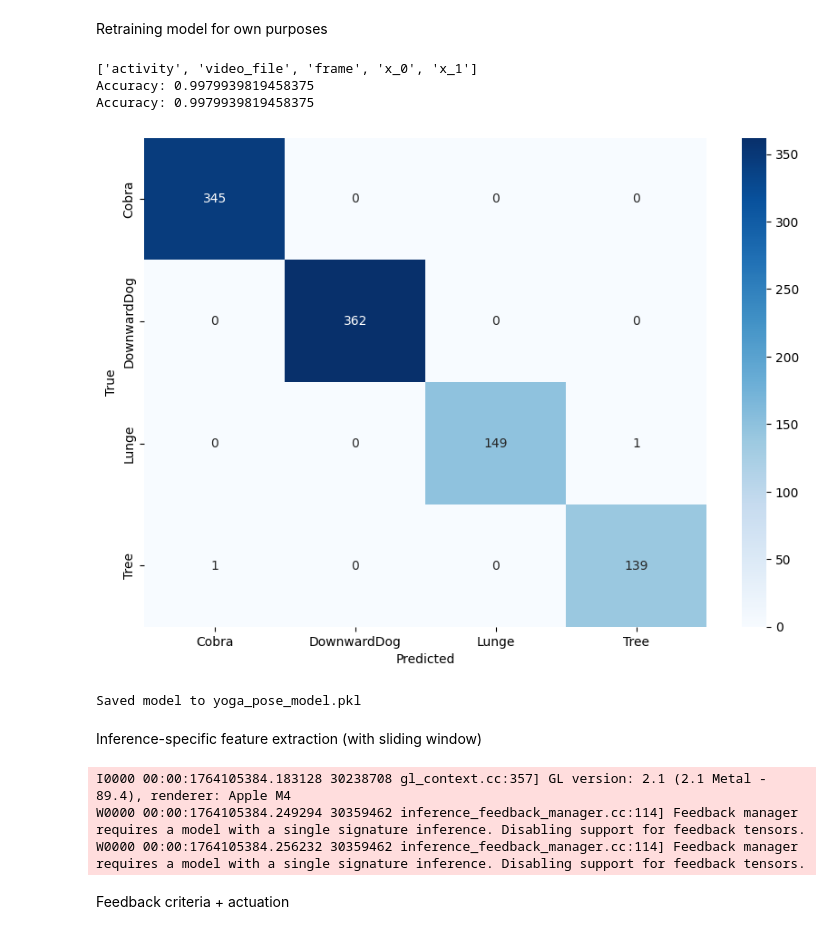
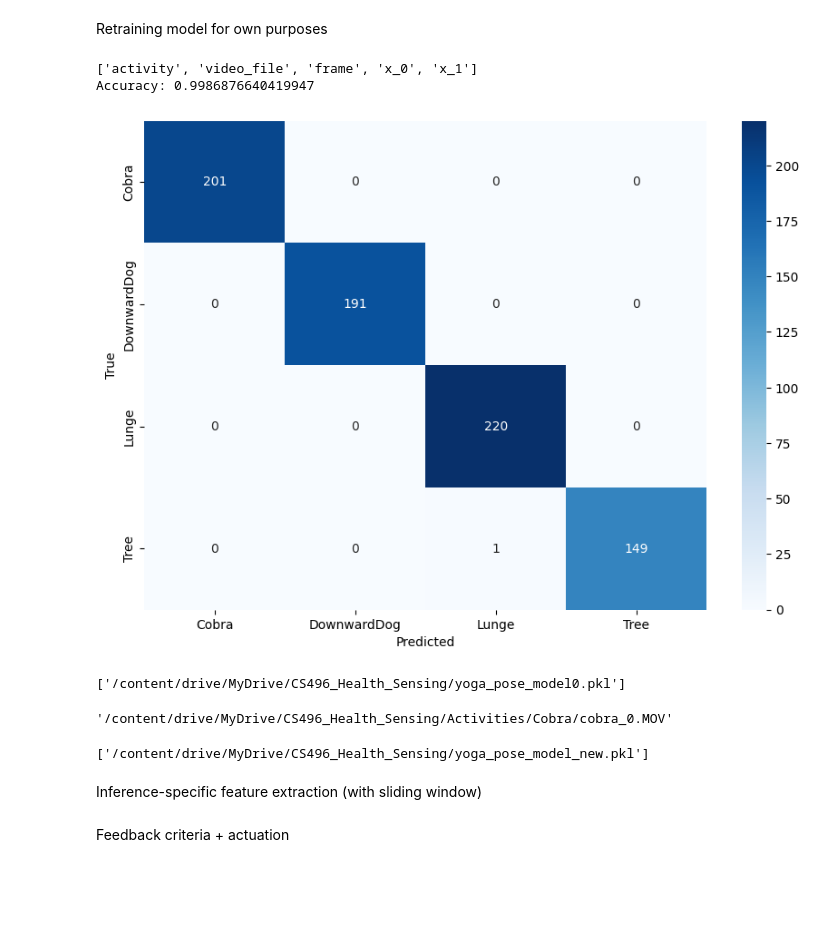
Before and after one commit to azimusmanov/yoga_pal, a Jupyter notebook: models/train_model.ipynb, the cells around one changed output. Drawn from its saved outputs; the diff is of its cells as text; code cells hidden in the pictures; blank space fills up the shorter version.

```diff
--- a/models/train_model.ipynb
+++ b/models/train_model.ipynb
@@ -18,12 +37,10 @@ import os
 import numpy as np
 # %%
 #loading all the files
-base_dir = '/Users/azimusmanov/Documents/CS_396/final_proj/Activities'
+base_dir = '/content/drive/MyDrive/CS496_Health_Sensing/Activities'
 video_files = []
 for base, dirs, files in os.walk(base_dir):
     for file in files:
         if file.endswith('.mp4') or file.endswith('.MOV'):
             full_path = os.path.join(base, file)
             video_files.append(full_path)
-
-print(f'Found {len(video_files)} videos')
@@ -569,7 +562,7 @@ def calculate_angles_from_kp(kp1, kp2, kp3):
   cosine_ang = np.clip(cosine_ang, -1.0, 1.0)
   return np.degrees(np.arccos(cosine_ang))
 
-df = pd.read_csv('cleaned_frames.csv')
+df = pd.read_csv('/content/drive/MyDrive/cleaned_frames.csv')
 
 if 'kp_idx' in df.columns and 'x' in df.columns:
   df_wide = df.pivot_table(index=['activity', 'video_file', 'frame'], columns='kp_idx', values=['x', 'y', 'z'])
@@ -610,40 +603,50 @@ angles_df = pd.DataFrame(new_angles)
 angles_df['activity'] = df['activity'] # Add label back in
 
 feature_cols = [
     'left_elbow_angle', 'right_elbow_angle',
     'left_knee_angle', 'right_knee_angle',
     'left_hip_angle', 'right_hip_angle',
     'left_shoulder_angle', 'right_shoulder_angle',
 ]
 
 X = angles_df[feature_cols]
 y = angles_df['activity']
 
-X_train, X_test, y_train, y_test = train_test_split(X, y, test_size=0.2, random_state=42, stratify=y)
+X_train, X_test, y_train, y_test = train_test_split(X, y, test_size=0.1, random_state=42, stratify=y)
 
 model = RandomForestClassifier(n_estimators=100, random_state=42)
 model.fit(X_train, y_train)
 acc = model.score(X_test, y_test)
 
 y_pred = model.predict(X_test)
 accuracy = accuracy_score(y_test, y_pred)
 print(f'Accuracy: {accuracy}')
 
 cm = confusion_matrix(y_test, y_pred)
 plt.figure(figsize = (10, 7))
 sns.heatmap(cm, annot = True, fmt = 'd', cmap = 'Blues', xticklabels = model.classes_, yticklabels = model.classes_)
 plt.xlabel('Predicted')
 plt.ylabel('True')
 plt.show()
 
-joblib.dump(model, 'yoga_pose_model.pkl')
-print('Saved model to yoga_pose_model.pkl')
+save_path = '/content/drive/MyDrive/CS496_Health_Sensing/yoga_pose_model0.pkl'
+os.makedirs(os.path.dirname(save_path), exist_ok=True)
+joblib.dump(model, save_path)
 # %% [output]
 ['activity', 'video_file', 'frame', 'x_0', 'x_1']
-Accuracy: 0.9979939819458375
-Accuracy: 0.9979939819458375
+Accuracy: 0.9986876640419947
-[figure, old version]
+[figure, new version]
-Saved model to yoga_pose_model.pkl
+['/content/drive/MyDrive/CS496_Health_Sensing/yoga_pose_model0.pkl']
+# %%
+df.video_file[0]
+# %% [output]
+'/content/drive/MyDrive/CS496_Health_Sensing/Activities/Cobra/cobra_0.MOV'
+# %%
+save_path = '/content/drive/MyDrive/CS496_Health_Sensing/yoga_pose_model_new.pkl'
+os.makedirs(os.path.dirname(save_path), exist_ok=True)
+joblib.dump(model, save_path)
+# %% [output]
+['/content/drive/MyDrive/CS496_Health_Sensing/yoga_pose_model_new.pkl']
 # %% [markdown]
 Inference-specific feature extraction (with sliding window)
 # %%
@@ -656,7 +659,9 @@ import warnings
 import os
 
 warnings.filterwarnings("ignore")
-model = joblib.load('yoga_pose_model.pkl')
+# model = joblib.load('/content/drive/MyDrive/CS496_Health_Sensing/Copy of yoga_pose_model.pkl')
+model = joblib.load('/content/drive/MyDrive/CS496_Health_Sensing/yoga_pose_model.pkl')
+
 
 mp_pose = mp.solutions.pose
 pose = mp_pose.Pose(static_image_mode=False, model_complexity=1, min_detection_confidence=0.5, min_tracking_confidence=0.5)
@@ -734,10 +739,6 @@ def reconstruct_angles(feature_vector):
       'left_shoulder_angle': feature_vector[6],
       'right_shoulder_angle': feature_vector[7]
       }
-# %% [output]
-I0000 00:00:1764105384.183128 30238708 gl_context.cc:357] GL version: 2.1 (2.1 Metal - 89.4), renderer: Apple M4
-W0000 00:00:1764105384.249294 30359462 inference_feedback_manager.cc:114] Feedback manager requires a model with a single signature inference. Disabling support for feedback tensors.
-W0000 00:00:1764105384.256232 30359462 inference_feedback_manager.cc:114] Feedback manager requires a model with a single signature inference. Disabling support for feedback tensors.
 # %% [markdown]
 Feedback criteria + actuation
 # %%
```
Also changed, not shown: parts of 24 cells of this notebook, 3 other files.
